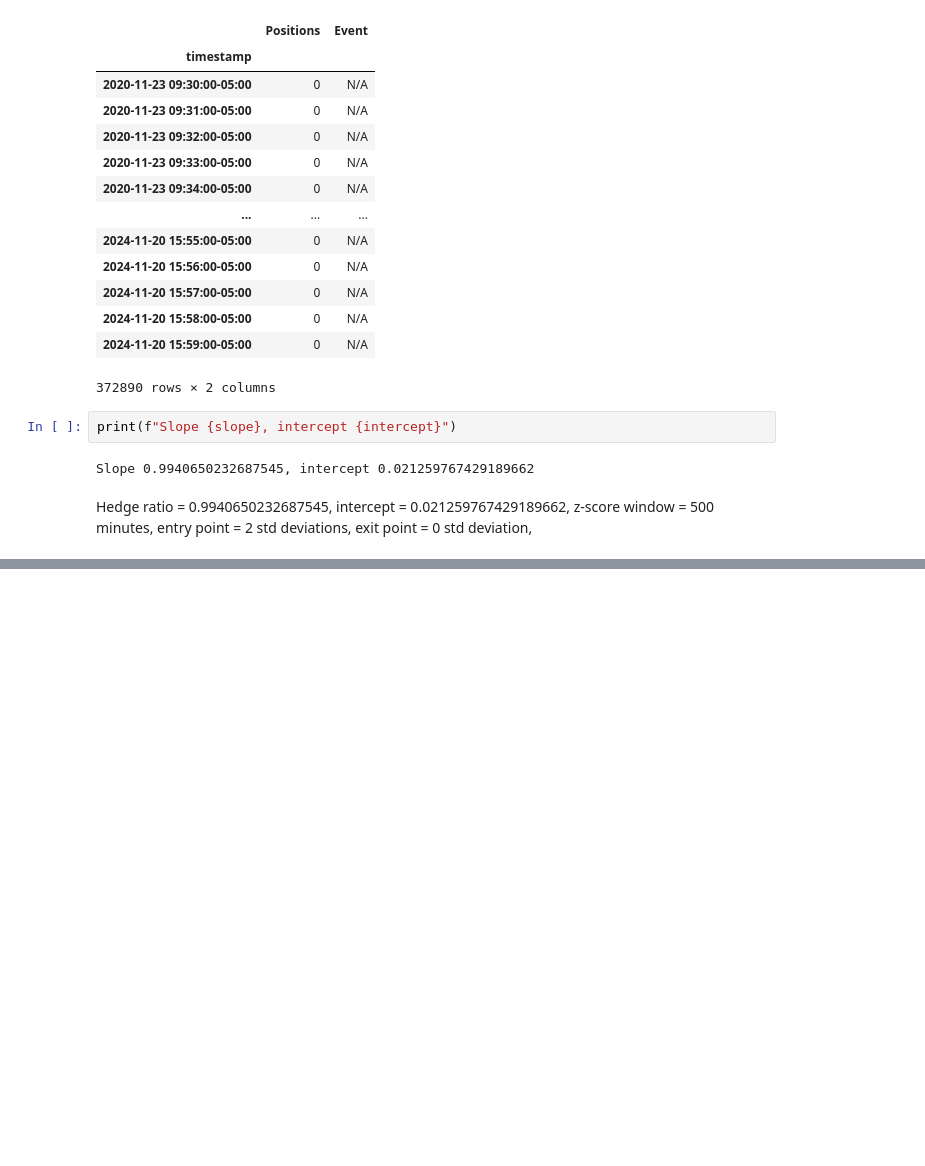
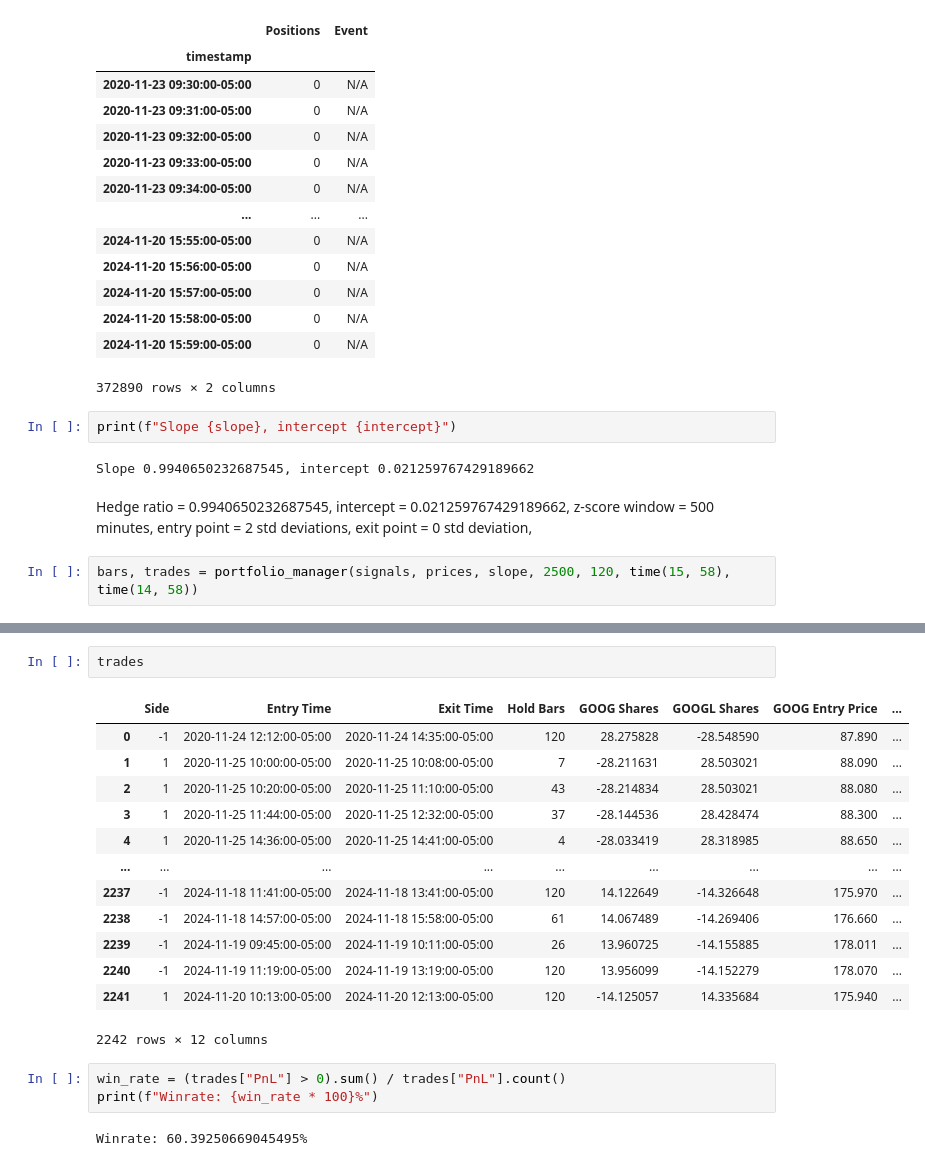
Before and after one commit to LeCodeChef/Basic-Pairs-Trader, a Jupyter notebook: research_notebooks/researchGOOG_GOOGL.ipynb, the cells around one changed output, grey strips where cells are left out. Saved outputs shown, nothing was run; the diff lists cells and outputs as text; blank space fills up the shorter version.

```diff
--- a/research_notebooks/researchGOOG_GOOGL.ipynb
+++ b/research_notebooks/researchGOOG_GOOGL.ipynb
@@ -305,3 +307,5 @@ print(f"Slope {slope}, intercept {intercept}")
 Slope 0.9940650232687545, intercept 0.021259767429189662
 # %% [markdown]
 Hedge ratio = 0.9940650232687545, intercept = 0.021259767429189662, z-score window = 500 minutes, entry point = 2 std deviations, exit point = 0 std deviation,
+# %%
+bars, trades = portfolio_manager(signals, prices, slope, 2500, 120, time(15, 58), time(14, 58))
@@ -307,0 +329,21 @@ Hedge ratio = 0.9940650232687545, intercept = 0.021259767429189662, z-score wind
+# %%
+trades
+# %% [output]
+|  | Side | Entry Time | Exit Time | Hold Bars | GOOG Shares | GOOGL Shares | GOOG Entry Price | ... |
+| 0 | -1 | 2020-11-24 12:12:00-05:00 | 2020-11-24 14:35:00-05:00 | 120 | 28.275828 | -28.548590 | 87.890 | ... |
+| 1 | 1 | 2020-11-25 10:00:00-05:00 | 2020-11-25 10:08:00-05:00 | 7 | -28.211631 | 28.503021 | 88.090 | ... |
+| 2 | 1 | 2020-11-25 10:20:00-05:00 | 2020-11-25 11:10:00-05:00 | 43 | -28.214834 | 28.503021 | 88.080 | ... |
+| 3 | 1 | 2020-11-25 11:44:00-05:00 | 2020-11-25 12:32:00-05:00 | 37 | -28.144536 | 28.428474 | 88.300 | ... |
+| 4 | 1 | 2020-11-25 14:36:00-05:00 | 2020-11-25 14:41:00-05:00 | 4 | -28.033419 | 28.318985 | 88.650 | ... |
+| ... | ... | ... | ... | ... | ... | ... | ... | ... |
+| 2237 | -1 | 2024-11-18 11:41:00-05:00 | 2024-11-18 13:41:00-05:00 | 120 | 14.122649 | -14.326648 | 175.970 | ... |
+| 2238 | -1 | 2024-11-18 14:57:00-05:00 | 2024-11-18 15:58:00-05:00 | 61 | 14.067489 | -14.269406 | 176.660 | ... |
+| 2239 | -1 | 2024-11-19 09:45:00-05:00 | 2024-11-19 10:11:00-05:00 | 26 | 13.960725 | -14.155885 | 178.011 | ... |
+| 2240 | -1 | 2024-11-19 11:19:00-05:00 | 2024-11-19 13:19:00-05:00 | 120 | 13.956099 | -14.152279 | 178.070 | ... |
+| 2241 | 1 | 2024-11-20 10:13:00-05:00 | 2024-11-20 12:13:00-05:00 | 120 | -14.125057 | 14.335684 | 175.940 | ... |
+2242 rows × 12 columns
+# %%
+win_rate = (trades["PnL"] > 0).sum() / trades["PnL"].count()
+print(f"Winrate: {win_rate * 100}%")
+# %% [output]
+Winrate: 60.39250669045495%
```
Also changed, not shown: parts of 2 cells of this notebook, 1 other file.
